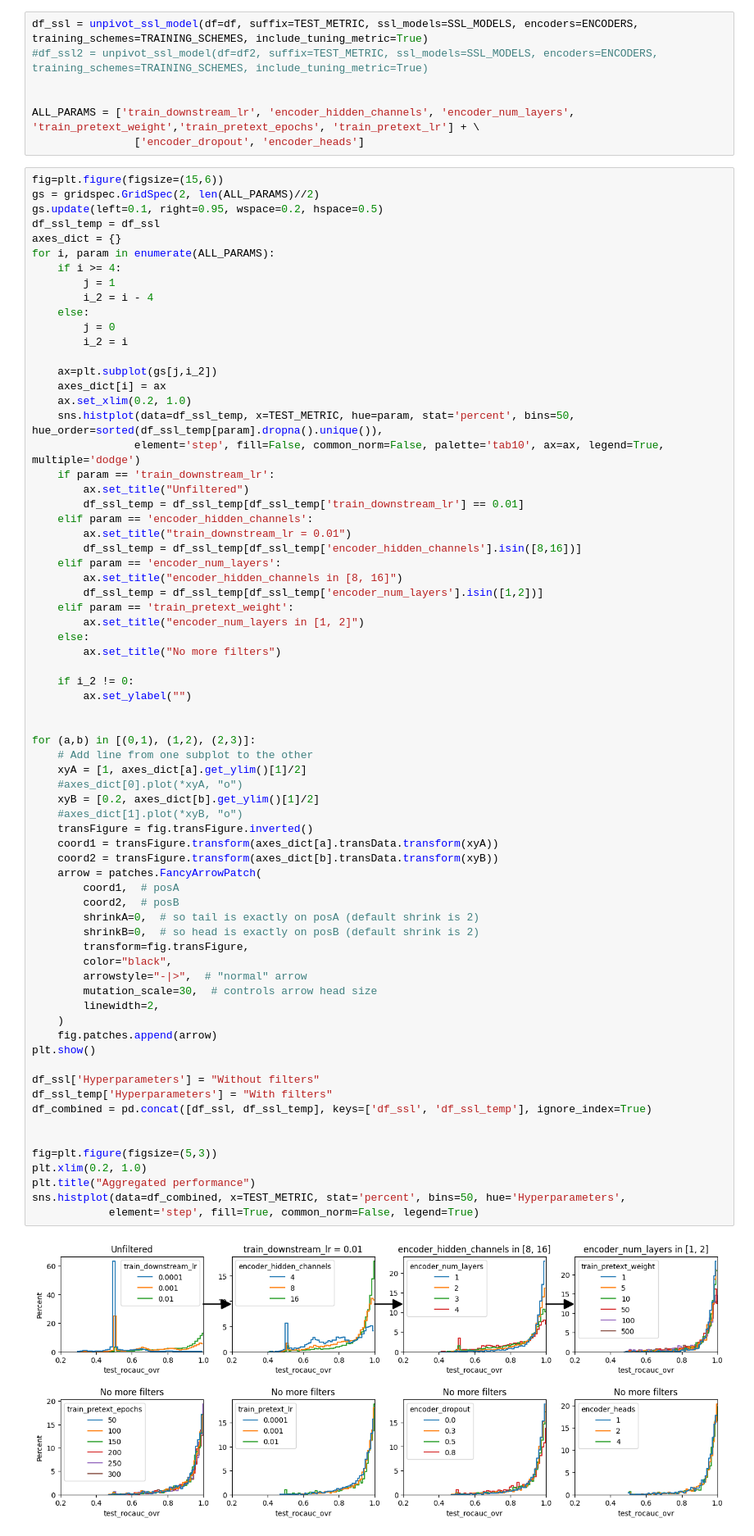
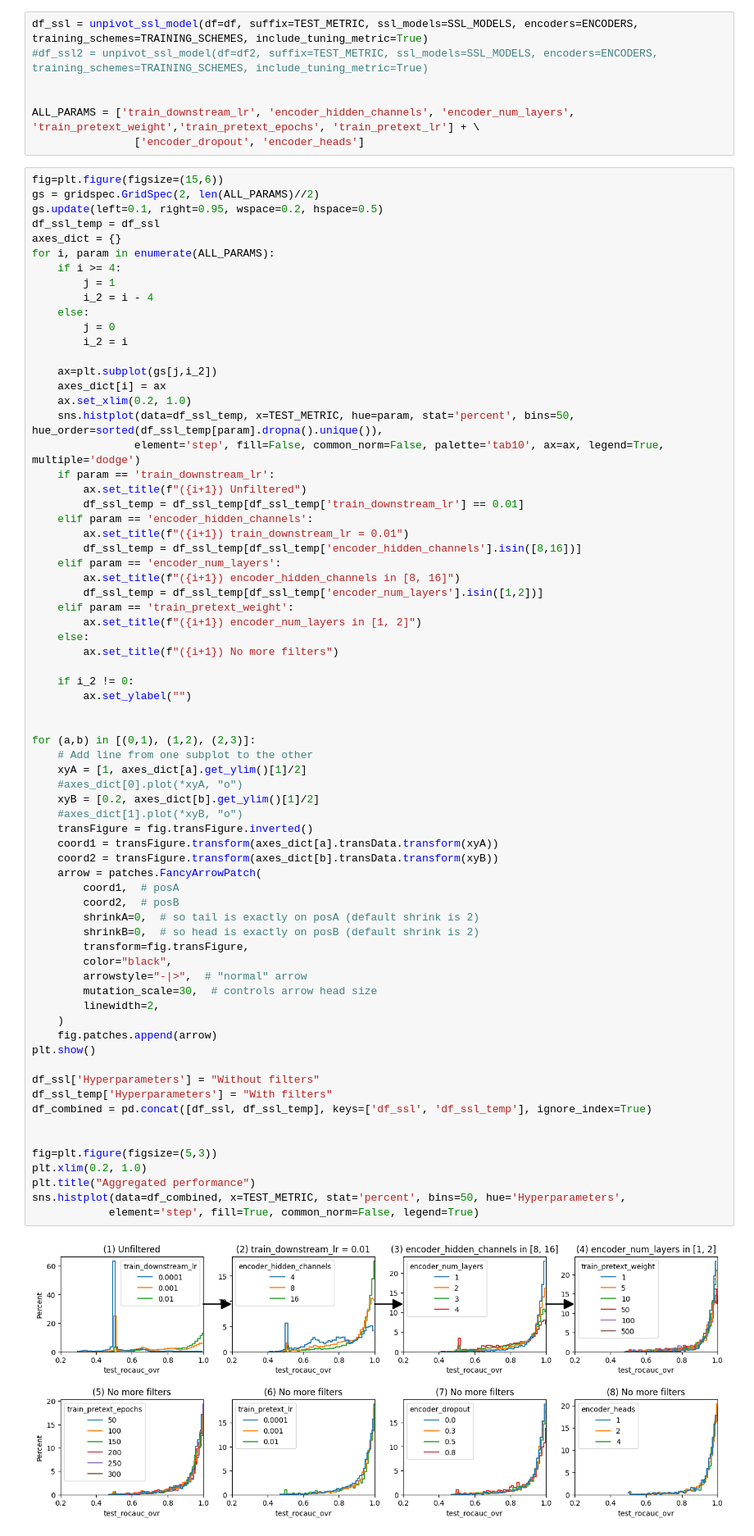
Before and after one commit to ITU-Thesis/graphworld, a Jupyter notebook: evaluation/preliminary_experiments.ipynb, the cells around one changed output. Shown at 82% size. Drawn from its saved outputs; the diff is of its cells as text.

```diff
--- a/evaluation/preliminary_experiments.ipynb
+++ b/evaluation/preliminary_experiments.ipynb
@@ -238,18 +238,18 @@ for i, param in enumerate(ALL_PARAMS):
     sns.histplot(data=df_ssl_temp, x=TEST_METRIC, hue=param, stat='percent', bins=50, hue_order=sorted(df_ssl_temp[param].dropna().unique()),
                 element='step', fill=False, common_norm=False, palette='tab10', ax=ax, legend=True, multiple='dodge')
     if param == 'train_downstream_lr':
-        ax.set_title("Unfiltered")
+        ax.set_title(f"({i+1}) Unfiltered")
         df_ssl_temp = df_ssl_temp[df_ssl_temp['train_downstream_lr'] == 0.01]
     elif param == 'encoder_hidden_channels':
-        ax.set_title("train_downstream_lr = 0.01")
+        ax.set_title(f"({i+1}) train_downstream_lr = 0.01")
         df_ssl_temp = df_ssl_temp[df_ssl_temp['encoder_hidden_channels'].isin([8,16])]
     elif param == 'encoder_num_layers':
-        ax.set_title("encoder_hidden_channels in [8, 16]")
+        ax.set_title(f"({i+1}) encoder_hidden_channels in [8, 16]")
         df_ssl_temp = df_ssl_temp[df_ssl_temp['encoder_num_layers'].isin([1,2])]
     elif param == 'train_pretext_weight':
-        ax.set_title("encoder_num_layers in [1, 2]")
+        ax.set_title(f"({i+1}) encoder_num_layers in [1, 2]")
     else:
-        ax.set_title("No more filters")
+        ax.set_title(f"({i+1}) No more filters")
 
     if i_2 != 0:
         ax.set_ylabel("")
@@ -262,34 +262,34 @@ for (a,b) in [(0,1), (1,2), (2,3)]:
     xyB = [0.2, axes_dict[b].get_ylim()[1]/2]
     #axes_dict[1].plot(*xyB, "o")
     transFigure = fig.transFigure.inverted()
     coord1 = transFigure.transform(axes_dict[a].transData.transform(xyA))
     coord2 = transFigure.transform(axes_dict[b].transData.transform(xyB))
     arrow = patches.FancyArrowPatch(
         coord1,  # posA
         coord2,  # posB
         shrinkA=0,  # so tail is exactly on posA (default shrink is 2)
         shrinkB=0,  # so head is exactly on posB (default shrink is 2)
         transform=fig.transFigure,
         color="black",
         arrowstyle="-|>",  # "normal" arrow
         mutation_scale=30,  # controls arrow head size
         linewidth=2,
     )
     fig.patches.append(arrow)
 plt.show()
 
 df_ssl['Hyperparameters'] = "Without filters"
 df_ssl_temp['Hyperparameters'] = "With filters"
 df_combined = pd.concat([df_ssl, df_ssl_temp], keys=['df_ssl', 'df_ssl_temp'], ignore_index=True)
 
 
 fig=plt.figure(figsize=(5,3))
 plt.xlim(0.2, 1.0)
 plt.title("Aggregated performance")
 sns.histplot(data=df_combined, x=TEST_METRIC, stat='percent', bins=50, hue='Hyperparameters',
             element='step', fill=True, common_norm=False, legend=True)
 # %% [output]
-[figure, old version]
+[figure, new version]
 <AxesSubplot: title={'center': 'Aggregated performance'}, xlabel='test_rocauc_ovr', ylabel='Percent'>
 [figure]
 # %%
```
